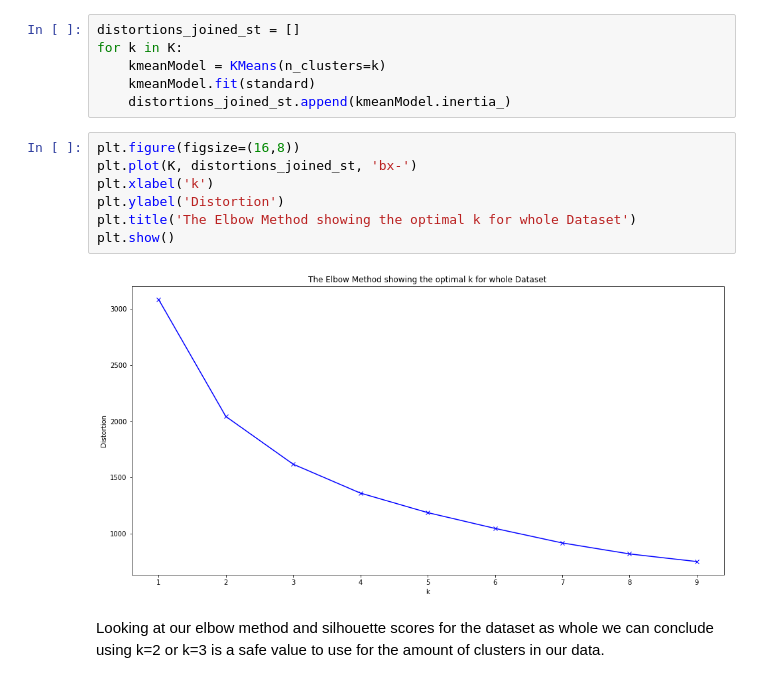
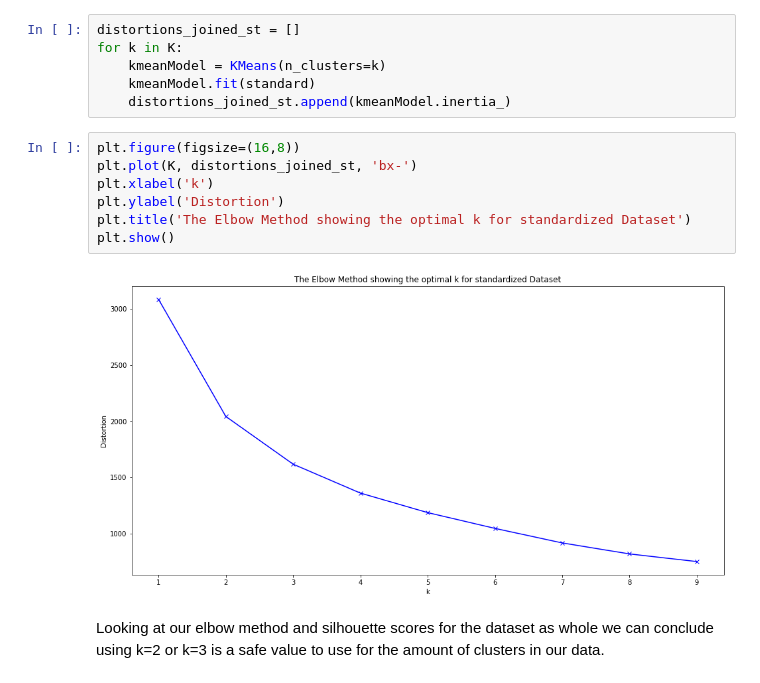
Before and after one commit to kiansweeney11/ca4015-assignment-1, a Jupyter notebook: _build/jupyter_execute/clustering.ipynb, the cells around one changed output. Saved outputs shown, nothing was run; the diff lists cells and outputs as text.

```diff
--- a/_build/jupyter_execute/clustering.ipynb
+++ b/_build/jupyter_execute/clustering.ipynb
@@ -93,12 +93,12 @@ for k in K:
 # %%
 plt.figure(figsize=(16,8))
 plt.plot(K, distortions_joined_st, 'bx-')
 plt.xlabel('k')
 plt.ylabel('Distortion')
-plt.title('The Elbow Method showing the optimal k for whole Dataset')
+plt.title('The Elbow Method showing the optimal k for standardized Dataset')
 plt.show()
 # %% [output]
-[figure, old version]
+[figure, new version]
 # %% [markdown]
 Looking at our elbow method and silhouette scores for the dataset as whole we can conclude using k=2 or k=3 is a safe value to use for the amount of clusters in our data.
 # %% [markdown]
```
Also changed, not shown: parts of 2 cells of this notebook, 18 other files.
